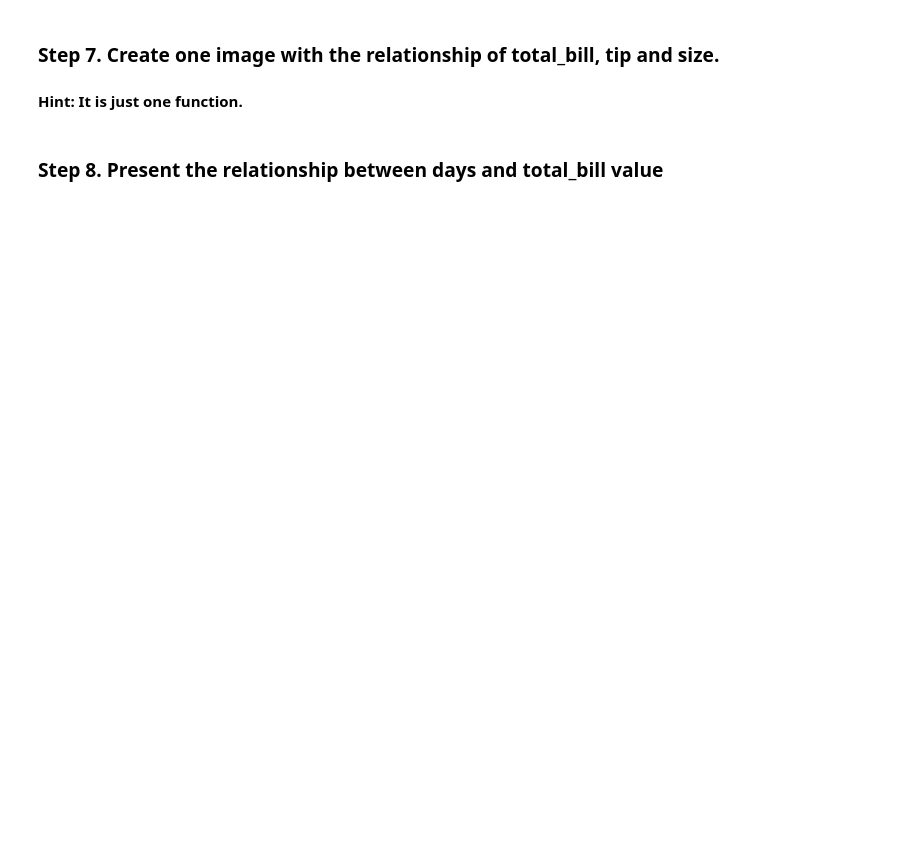
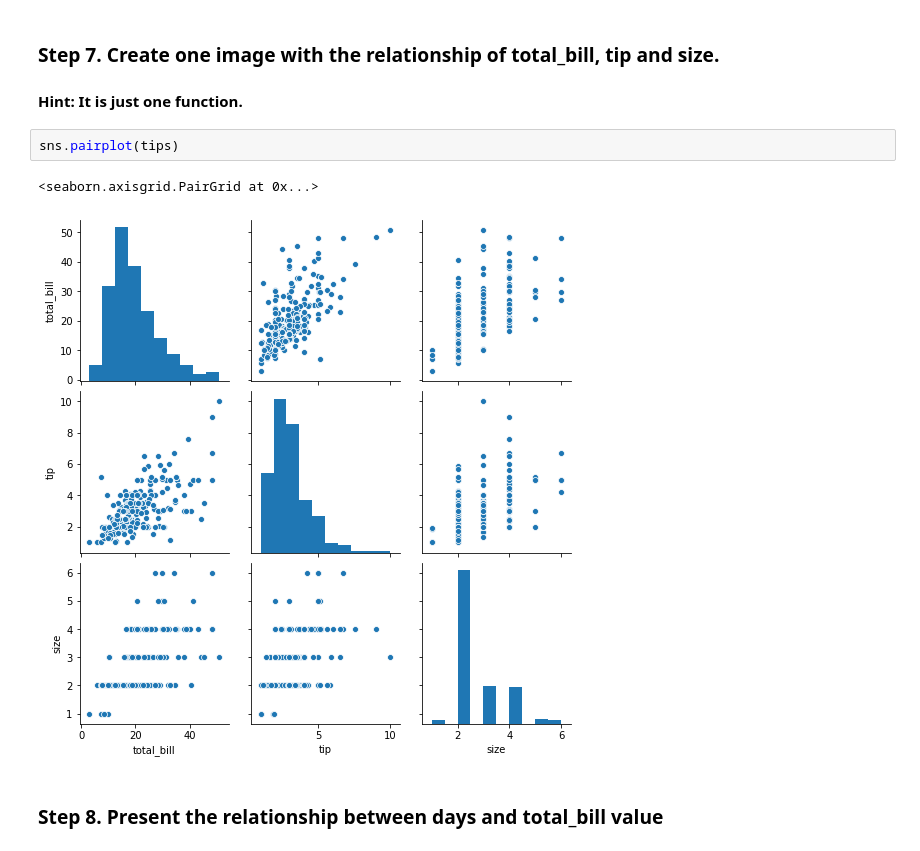
Before and after one commit to osbertc/pandas_exercises, a Jupyter notebook: 07_Visualization/Tips/osbert_answer_20201218.ipynb, the cells around one changed output. Drawn from its saved outputs; the diff is of its cells as text; blank space fills up the shorter version.

```diff
--- a/07_Visualization/Tips/osbert_answer_20201218.ipynb
+++ b/07_Visualization/Tips/osbert_answer_20201218.ipynb
@@ -64,5 +70,10 @@ plt.hist(tips.total_bill, bins = 50)
 # %% [markdown]
 ### Step 7.  Create one image with the relationship of total_bill, tip and size.
 #### Hint: It is just one function.
+# %%
+sns.pairplot(tips)
+# %% [output]
+<seaborn.axisgrid.PairGrid at 0x...>
+[figure, added]
 # %% [markdown]
 ### Step 8. Present the relationship between days and total_bill value
```
Also changed, not shown: parts of 7 cells of this notebook.
